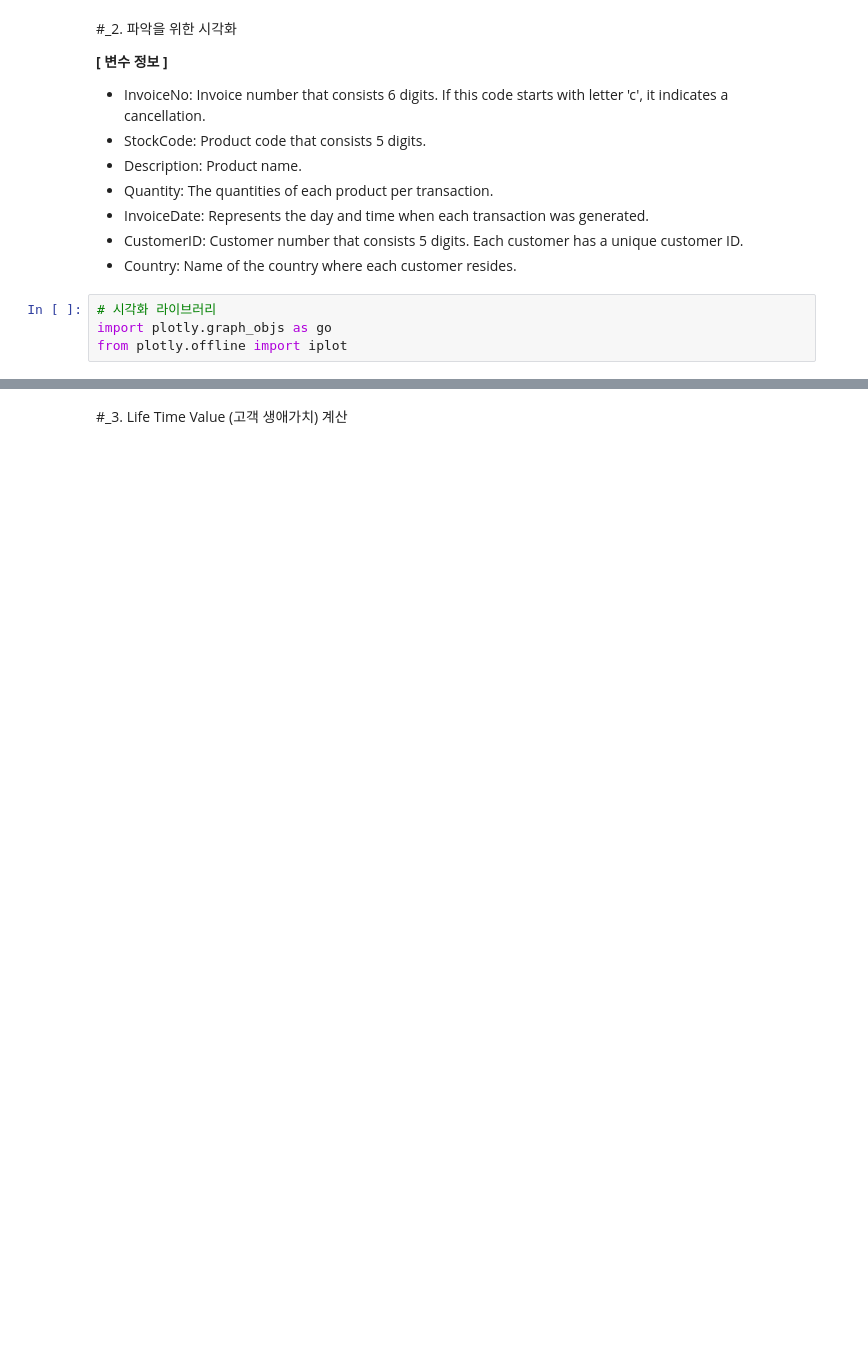
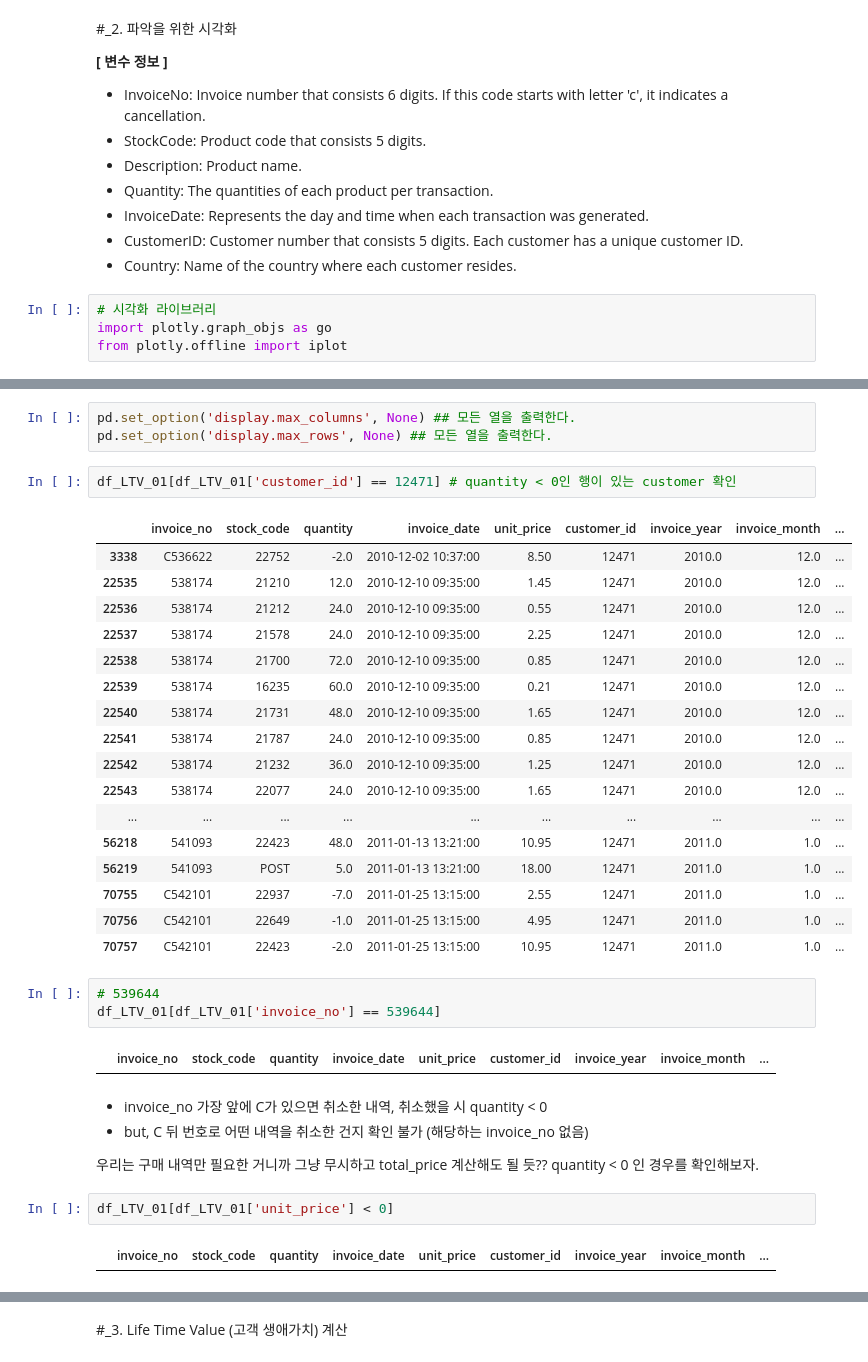
Before and after one commit to Nayoung-young/prj-ecommerce-ltv, a Jupyter notebook: e_commerce_LTV.ipynb, the cells around one changed output, grey strips where cells are left out. Cells and saved outputs as stored; diff of their text form; blank space fills up the shorter version.

```diff
--- a/e_commerce_LTV.ipynb
+++ b/e_commerce_LTV.ipynb
@@ -390,3 +402,41 @@ df_LTV_01[df_LTV_01['quantity'] < 0].sample(5)
+# %%
+pd.set_option('display.max_columns', None) ## 모든 열을 출력한다.
+pd.set_option('display.max_rows', None) ## 모든 열을 출력한다.
+# %%
+df_LTV_01[df_LTV_01['customer_id'] == 12471] # quantity < 0인 행이 있는 customer 확인
+# %% [output]
+|  | invoice_no | stock_code | quantity | invoice_date | unit_price | customer_id | invoice_year | invoice_month | ... |
+| 3338 | C536622 | 22752 | -2.0 | 2010-12-02 10:37:00 | 8.50 | 12471 | 2010.0 | 12.0 | ... |
+| 22535 | 538174 | 21210 | 12.0 | 2010-12-10 09:35:00 | 1.45 | 12471 | 2010.0 | 12.0 | ... |
+| 22536 | 538174 | 21212 | 24.0 | 2010-12-10 09:35:00 | 0.55 | 12471 | 2010.0 | 12.0 | ... |
+| 22537 | 538174 | 21578 | 24.0 | 2010-12-10 09:35:00 | 2.25 | 12471 | 2010.0 | 12.0 | ... |
+| 22538 | 538174 | 21700 | 72.0 | 2010-12-10 09:35:00 | 0.85 | 12471 | 2010.0 | 12.0 | ... |
+| 22539 | 538174 | 16235 | 60.0 | 2010-12-10 09:35:00 | 0.21 | 12471 | 2010.0 | 12.0 | ... |
+| 22540 | 538174 | 21731 | 48.0 | 2010-12-10 09:35:00 | 1.65 | 12471 | 2010.0 | 12.0 | ... |
+| 22541 | 538174 | 21787 | 24.0 | 2010-12-10 09:35:00 | 0.85 | 12471 | 2010.0 | 12.0 | ... |
+| 22542 | 538174 | 21232 | 36.0 | 2010-12-10 09:35:00 | 1.25 | 12471 | 2010.0 | 12.0 | ... |
+| 22543 | 538174 | 22077 | 24.0 | 2010-12-10 09:35:00 | 1.65 | 12471 | 2010.0 | 12.0 | ... |
+| ... | ... | ... | ... | ... | ... | ... | ... | ... | ... |
+| 56218 | 541093 | 22423 | 48.0 | 2011-01-13 13:21:00 | 10.95 | 12471 | 2011.0 | 1.0 | ... |
+| 56219 | 541093 | POST | 5.0 | 2011-01-13 13:21:00 | 18.00 | 12471 | 2011.0 | 1.0 | ... |
+| 70755 | C542101 | 22937 | -7.0 | 2011-01-25 13:15:00 | 2.55 | 12471 | 2011.0 | 1.0 | ... |
+| 70756 | C542101 | 22649 | -1.0 | 2011-01-25 13:15:00 | 4.95 | 12471 | 2011.0 | 1.0 | ... |
+| 70757 | C542101 | 22423 | -2.0 | 2011-01-25 13:15:00 | 10.95 | 12471 | 2011.0 | 1.0 | ... |
+# %%
+# 539644
+df_LTV_01[df_LTV_01['invoice_no'] == 539644]
+# %% [output]
+|  | invoice_no | stock_code | quantity | invoice_date | unit_price | customer_id | invoice_year | invoice_month | ... |
+# %% [markdown]
+- invoice_no 가장 앞에 C가 있으면 취소한 내역, 취소했을 시 quantity < 0
+- but, C 뒤 번호로 어떤 내역을 취소한 건지 확인 불가 (해당하는 invoice_no 없음)
+
+우리는 구매 내역만 필요한 거니까 그냥 무시하고 total_price 계산해도 될 듯??
+quantity < 0 인 경우를 확인해보자.
+# %%
+df_LTV_01[df_LTV_01['unit_price'] < 0]
+# %% [output]
+|  | invoice_no | stock_code | quantity | invoice_date | unit_price | customer_id | invoice_year | invoice_month | ... |
 # %%
 df_LTV_01.info()
 # %% [output]
```
Also changed, not shown: parts of 42 cells of this notebook.
